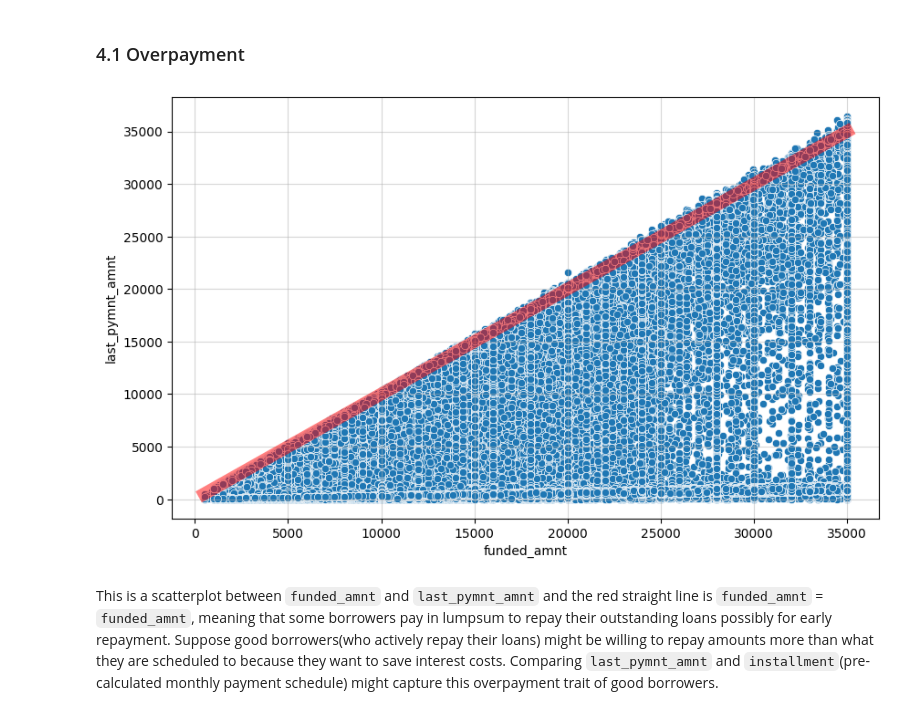
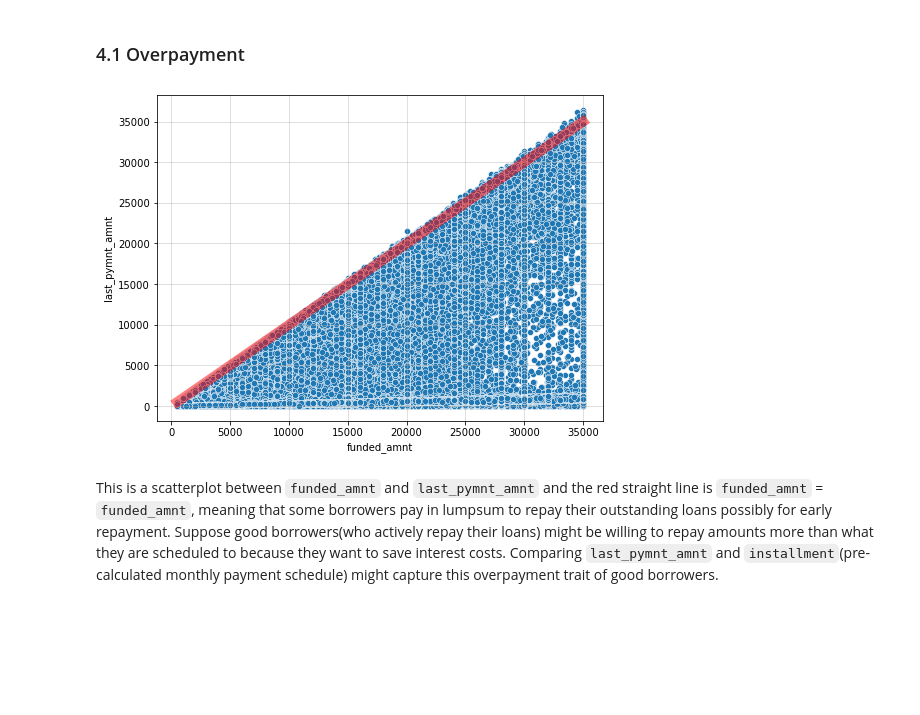
Before and after one commit to llnOrmll/CRA, a Jupyter notebook: Credit_Risk_Analysis.ipynb, the cells around one changed output. Cells and saved outputs as stored; diff of their text form; code cells hidden in the pictures; blank space fills up the shorter version.

```diff
--- a/Credit_Risk_Analysis.ipynb
+++ b/Credit_Risk_Analysis.ipynb
@@ -16,6 +14,7 @@ Analyze a retail loan data provided by 'LendingClub', a P2P online loan broker/d
 ## Setup
 # %%
 # load packages
+from IPython.display import Image
 import numpy as np
 import pandas as pd
 pd.set_option('mode.chained_assignment',  None)
@@ -25,21 +24,17 @@ from scipy import stats
 
 import matplotlib as mpl
 import matplotlib.pyplot as plt
-from matplotlib import gridspec
 import seaborn as sns
+plt.rcParams["figure.figsize"] = (8,6)
 colors = plt.rcParams['axes.prop_cycle'].by_key()['color']
 
-from sklearn.preprocessing import OrdinalEncoder, OneHotEncoder, MinMaxScaler, StandardScaler
+from sklearn.preprocessing import OrdinalEncoder, OneHotEncoder, StandardScaler
 from sklearn.pipeline import Pipeline
 from sklearn.compose import make_column_selector, ColumnTransformer
-from sklearn.model_selection import train_test_split, GridSearchCV
-from sklearn.base import BaseEstimator, TransformerMixin
-from sklearn.metrics import accuracy_score, confusion_matrix, roc_curve
+from sklearn.model_selection import train_test_split
+from sklearn.metrics import confusion_matrix
 
 from tensorflow import keras
 from tensorflow.keras.models import Sequential
-from tensorflow.keras.layers import Dense, Dropout
+from tensorflow.keras.layers import Dense, Dropout, Input
 from tensorflow.keras.callbacks import EarlyStopping
-
-from google.colab import drive
-drive.mount('/content/drive')
@@ -48,6 +41,6 @@ Drive already mounted at /content/drive; to attempt to forcibly remount, call dr
 # %%
 # load data
-df = pd.read_csv('/content/drive/My Drive/Workspace/loan.csv', index_col=[0])
+df = pd.read_csv('~/Dataset/loan.csv', index_col=[0])
 # %%
 df.shape
 # %% [output]
@@ -367,7 +360,7 @@ most_frequent = df_filter_issue['emp_length'].value_counts().index[0]
 df_filter_issue['emp_length'] = df_filter_issue['emp_length'].fillna(most_frequent)
 
 # change data type from object to integer
-df_filter_issue['emp_length'] = df_filter_issue['emp_length'].astype(int)
+df_filter_issue['emp_length'] = df_filter_issue['emp_length']
 df_filter_issue = df_filter_issue.drop('emp_cat', axis=1)
 
 # plot each value count
@@ -665,16 +658,15 @@ _ = plt.suptitle("Negative distribution")
 # %%
 col = 'funded_amnt'
 
 x1 = df_filter_issue[col].min()
 x2 = df_filter_issue[col].max()
 
-plt.figure(figsize=(10,6))
 sns.scatterplot(x='funded_amnt', y='last_pymnt_amnt', data=df_filter_issue)
 plt.plot([x1,x2], [x1,x2], color='red', lw=10, alpha=.5)
 plt.grid(alpha=.5)
 plt.show()
 # %% [output]
-[figure, old version]
+[figure, new version]
 # %% [markdown]
 This is a scatterplot between `funded_amnt` and `last_pymnt_amnt` and the red straight line is `funded_amnt` = `funded_amnt`, meaning that some borrowers pay in lumpsum to repay their outstanding loans possibly for early repayment. Suppose good borrowers(who actively repay their loans) might be willing to repay amounts more than what they are scheduled to because they want to save interest costs. Comparing `last_pymnt_amnt` and `installment`(pre-calculated monthly payment schedule) might capture this overpayment trait of good borrowers.
 # %%
```
Also changed, not shown: parts of 31 cells of this notebook.
